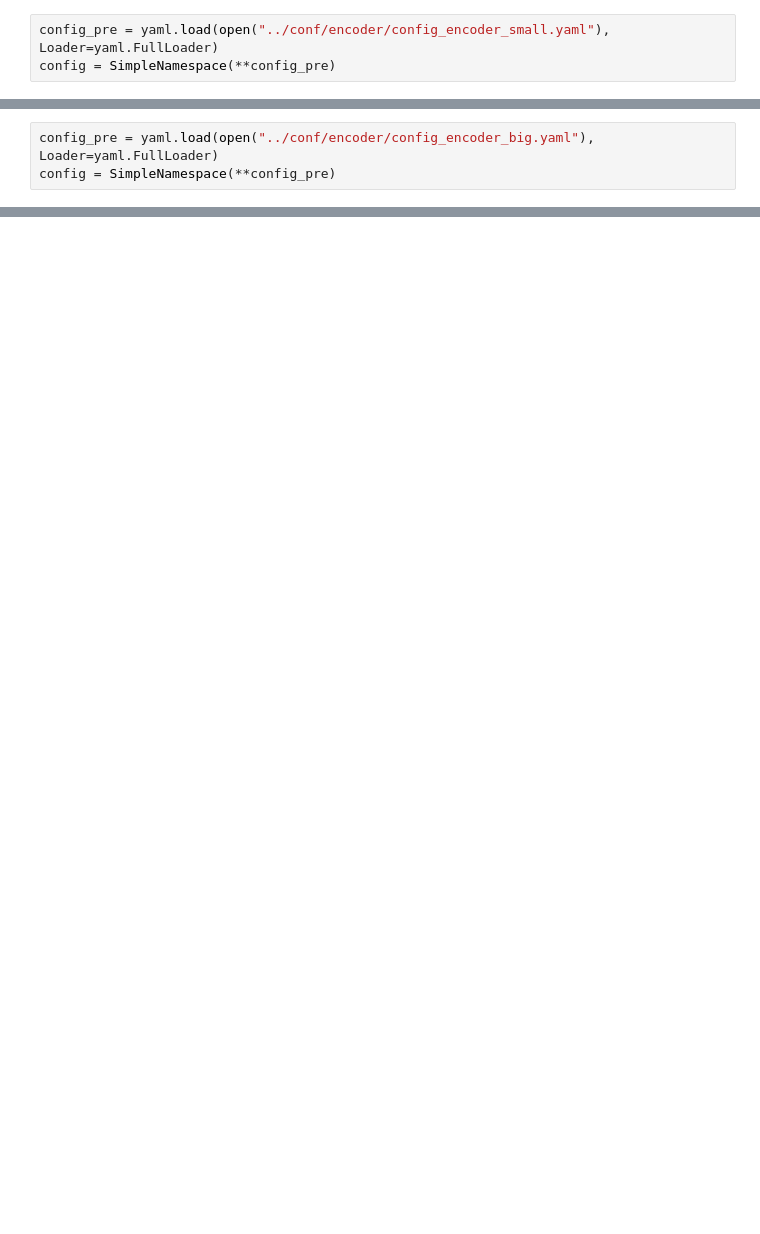
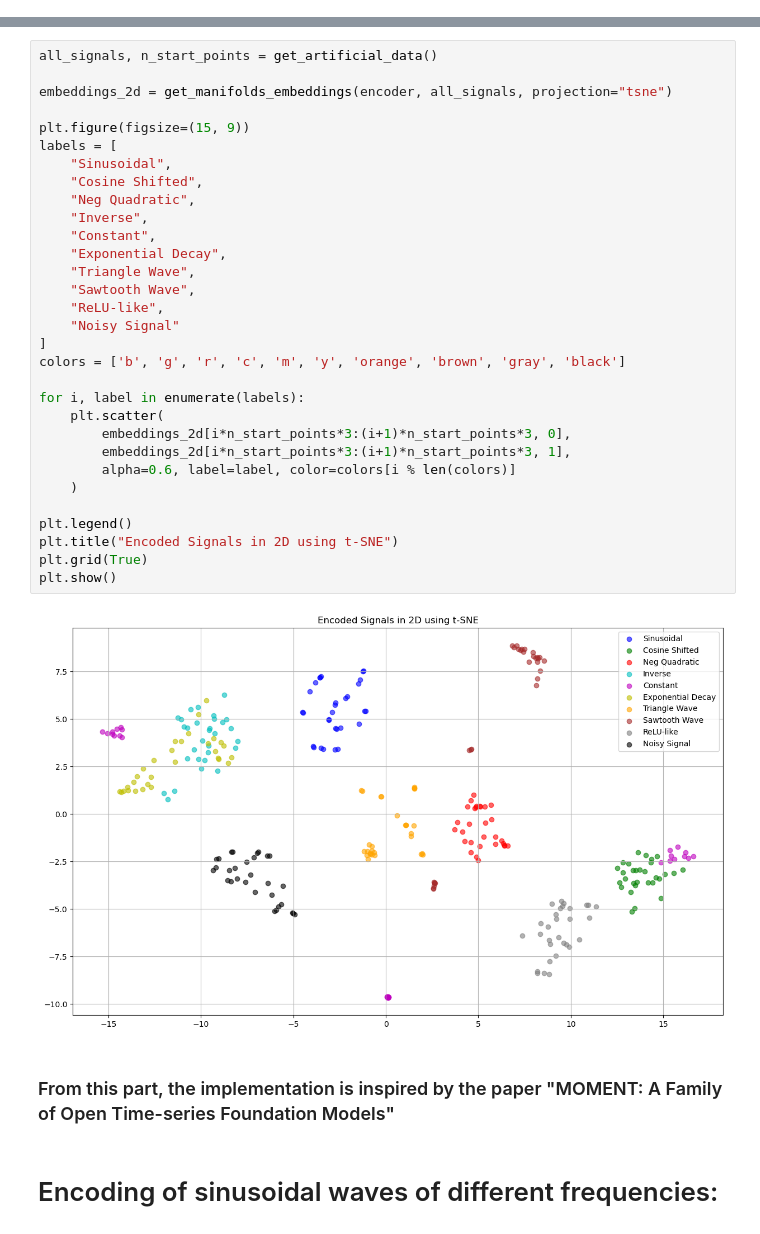
Before and after one commit to vilhess/JEPAtchTST, a Jupyter notebook: embedding_visualisation/latent_space.ipynb, the cells around one changed output, grey strips where cells are left out. Drawn from its saved outputs; the diff is of its cells as text; blank space fills up the shorter version.

```diff
--- a/embedding_visualisation/latent_space.ipynb
+++ b/embedding_visualisation/latent_space.ipynb
@@ -13,3 +0,0 @@ from copy import deepcopy
-# %%
-config_pre = yaml.load(open("../conf/encoder/config_encoder_small.yaml"), Loader=yaml.FullLoader)
-config = SimpleNamespace(**config_pre)
@@ -733,3 +0,0 @@ plt.legend()
-# %%
-config_pre = yaml.load(open("../conf/encoder/config_encoder_big.yaml"), Loader=yaml.FullLoader)
-config = SimpleNamespace(**config_pre)
@@ -1336,0 +48,37 @@ plt.show()
+# %%
+all_signals, n_start_points = get_artificial_data()
+
+embeddings_2d = get_manifolds_embeddings(encoder, all_signals, projection="tsne")
+
+plt.figure(figsize=(15, 9))
+labels = [
+    "Sinusoidal",
+    "Cosine Shifted",
+    "Neg Quadratic",
+    "Inverse",
+    "Constant",
+    "Exponential Decay",
+    "Triangle Wave",
+    "Sawtooth Wave",
+    "ReLU-like",
+    "Noisy Signal"
+]
+colors = ['b', 'g', 'r', 'c', 'm', 'y', 'orange', 'brown', 'gray', 'black']
+
+for i, label in enumerate(labels):
+    plt.scatter(
+        embeddings_2d[i*n_start_points*3:(i+1)*n_start_points*3, 0],
+        embeddings_2d[i*n_start_points*3:(i+1)*n_start_points*3, 1],
+        alpha=0.6, label=label, color=colors[i % len(colors)]
+    )
+
+plt.legend()
+plt.title("Encoded Signals in 2D using t-SNE")
+plt.grid(True)
+plt.show()
+# %% [output]
+[figure, added]
+# %% [markdown]
+### From this part, the implementation is inspired by the paper "MOMENT: A Family of Open Time-series Foundation Models"
+# %% [markdown]
+# Encoding of sinusoidal waves of different frequencies:
```
Also changed, not shown: parts of 41 cells of this notebook, 7 other files.
